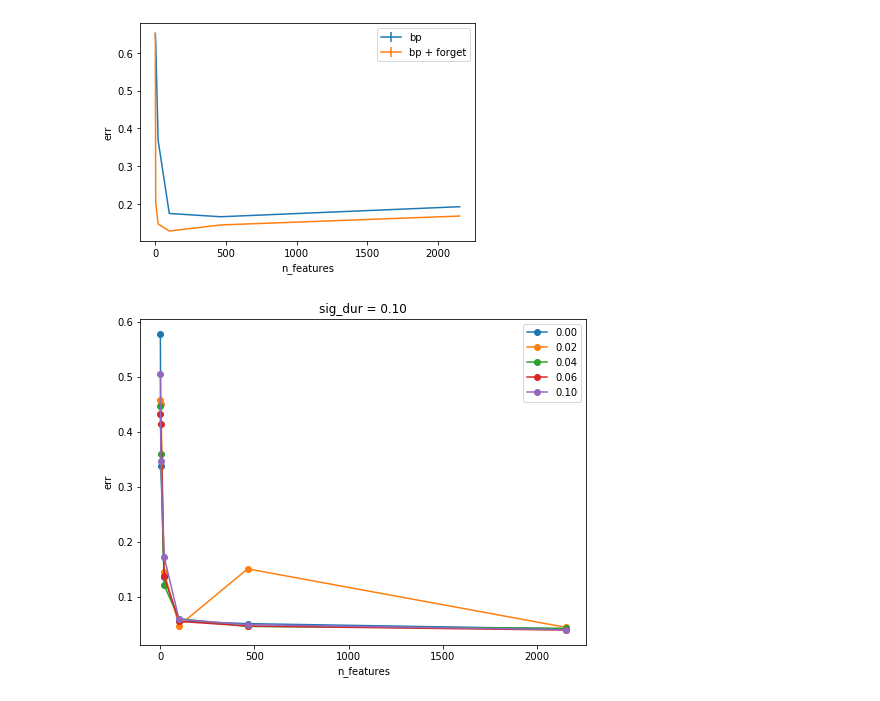
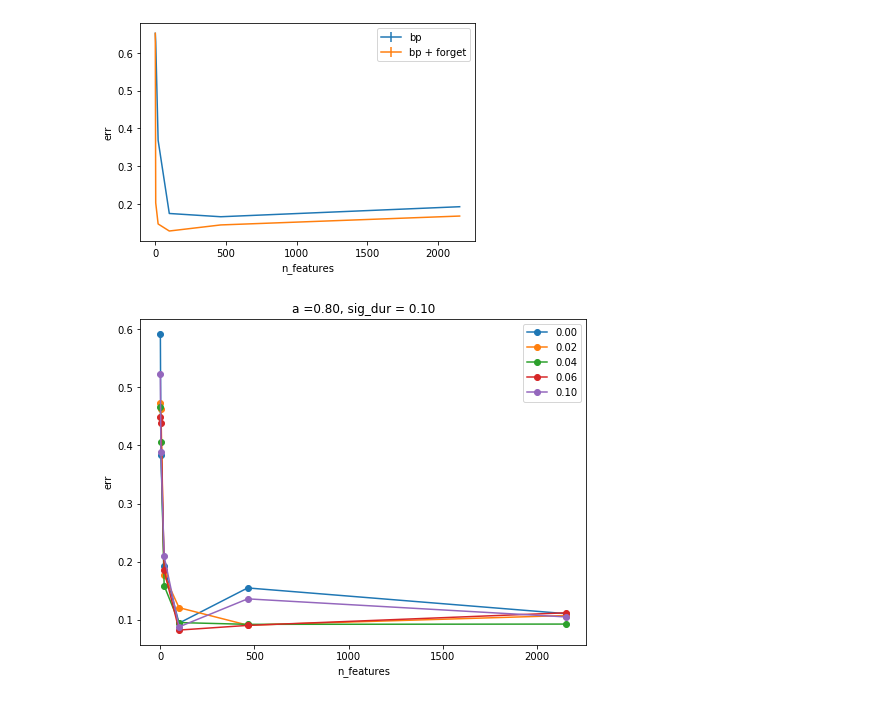
Before and after one commit to BruntonUWBio/structured-random-features, a Jupyter notebook: forgetting_weights.ipynb, the cells around one changed output. Saved outputs shown, nothing was run; the diff lists cells and outputs as text; code cells hidden in the pictures.

Commit message:
made some updates to the forgetting script

```diff
--- a/forgetting_weights.ipynb
+++ b/forgetting_weights.ipynb
@@ -21,7 +21,7 @@ def forget_filter(t, gamma, f_s, t_memory):
 f_s = 2000
 dur = 10
 f_sig = 80
-sig_dur = 0.05
+sig_dur = 0.04
 a = 0.8
 
 # neuron memory
@@ -90,22 +90,22 @@ plt.legend()
 # %% [output]
 <matplotlib.legend.Legend at 0x...>
 [figure]
+# %%
+# effect of forgetting on performance
+n_features = np.logspace(0, 4, 6, endpoint=False).astype('int')
+sig_dur = 0.02
+f_s = 2000
+delta = 0.1
+N = int(f_s * delta)
+
+signal, label = noisy_sin_signal(f_s, dur=10, f_signal=80, sig_dur=sig_dur, a=0.8, seed=39)
+X, y = data_matrix(signal, label, N)
+
+# separate into train and test
+idx = int(len(X) * 2 / 3)
+X_train, y_train = X[:idx], y[:idx]
+X_test, y_test = X[idx:], y[idx:]
 # %%
-# effect of forgetting on performance
-n_features = np.logspace(0, 4, 6, endpoint=False).astype('int')
-sig_dur = 0.1
-f_s = 2000
-delta = 0.1
-N = int(f_s * delta)
-
-signal, label = noisy_sin_signal(f_s, dur=10, f_signal=80, sig_dur=sig_dur, a=1, seed=39)
-X, y = data_matrix(signal, label, N)
-
-# separate into train and test
-idx = int(len(X) * 2 / 3)
-X_train, y_train = X[:idx], y[:idx]
-X_test, y_test = X[idx:], y[idx:]
-
 # weights
 weights = lambda M, N: bp_weights(M, N, 50, 120, f_s)
 mem = [0, 0.02, 0.04, 0.06, 0.1]
@@ -121,12 +121,12 @@ for t_mem in mem:
 # %%
 t = np.arange(0, delta + 0.02, 0.02)
 fig = plt.figure(figsize=(8, 6))
-plt.title('sig_dur = %0.2f' % sig_dur)
+plt.title('a =%0.2f, sig_dur = %0.2f' % (a, sig_dur))
 for t_mem, y in err.items():
     plt.plot(n_features, y, '-o', label='%0.2f' % t_mem)
 plt.xlabel('n_features')
 plt.ylabel('err')
 plt.legend()
-plt.savefig('figures/forget_weights_%0.2f sigdur.png' % sig_dur)
+plt.savefig('figures/forget_weights_%0.2f sigdur_a=%0.2f.png' % (sig_dur, a))
 # %% [output]
-[figure, old version]
+[figure, new version]
```
Also changed, not shown: parts of 2 cells of this notebook.
